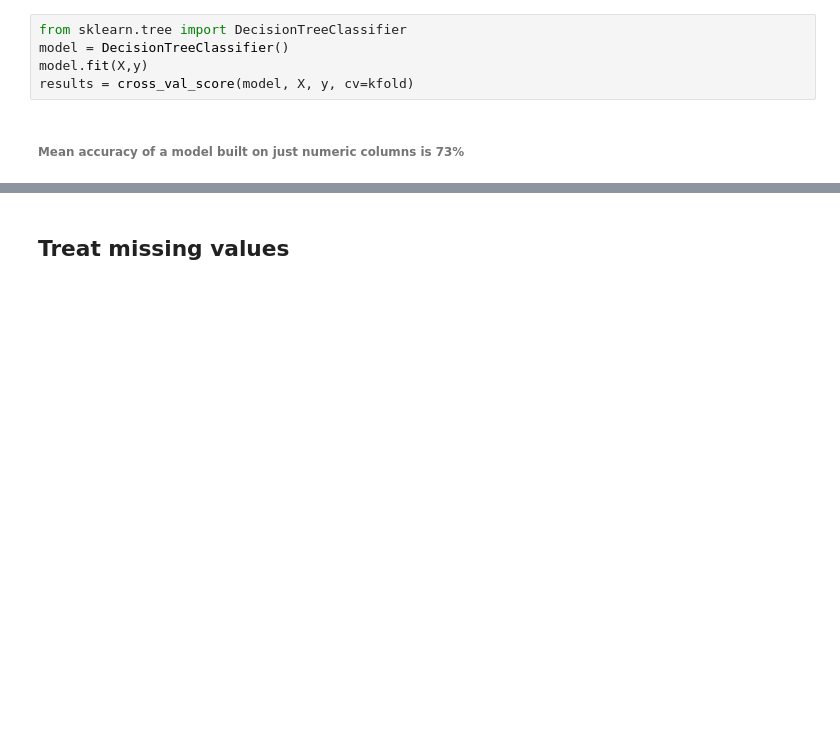
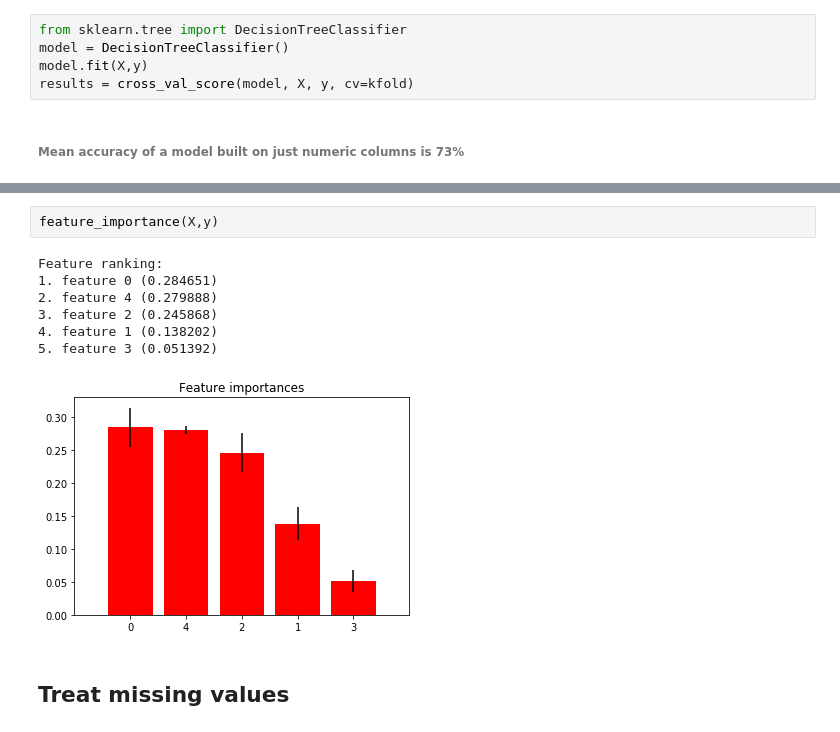
Before and after one commit to krajkumar6/MachineLearning, a Jupyter notebook: classification/Loan Prediction/Load Prediction.ipynb, the cells around one changed output, grey strips where cells are left out. Saved outputs shown, nothing was run; the diff lists cells and outputs as text; blank space fills up the shorter version.

```diff
--- a/classification/Loan Prediction/Load Prediction.ipynb
+++ b/classification/Loan Prediction/Load Prediction.ipynb
@@ -101,3 +206,13 @@ print(results.mean())
+# %%
+feature_importance(X,y)
+# %% [output]
+Feature ranking:
+1. feature 0 (0.284651)
+2. feature 4 (0.279888)
+3. feature 2 (0.245868)
+4. feature 1 (0.138202)
+5. feature 3 (0.051392)
+[figure, added]
 # %% [markdown]
 ## Treat missing values
 # %% [markdown]
```
Also changed, not shown: parts of 99 cells of this notebook, 1 other file.
